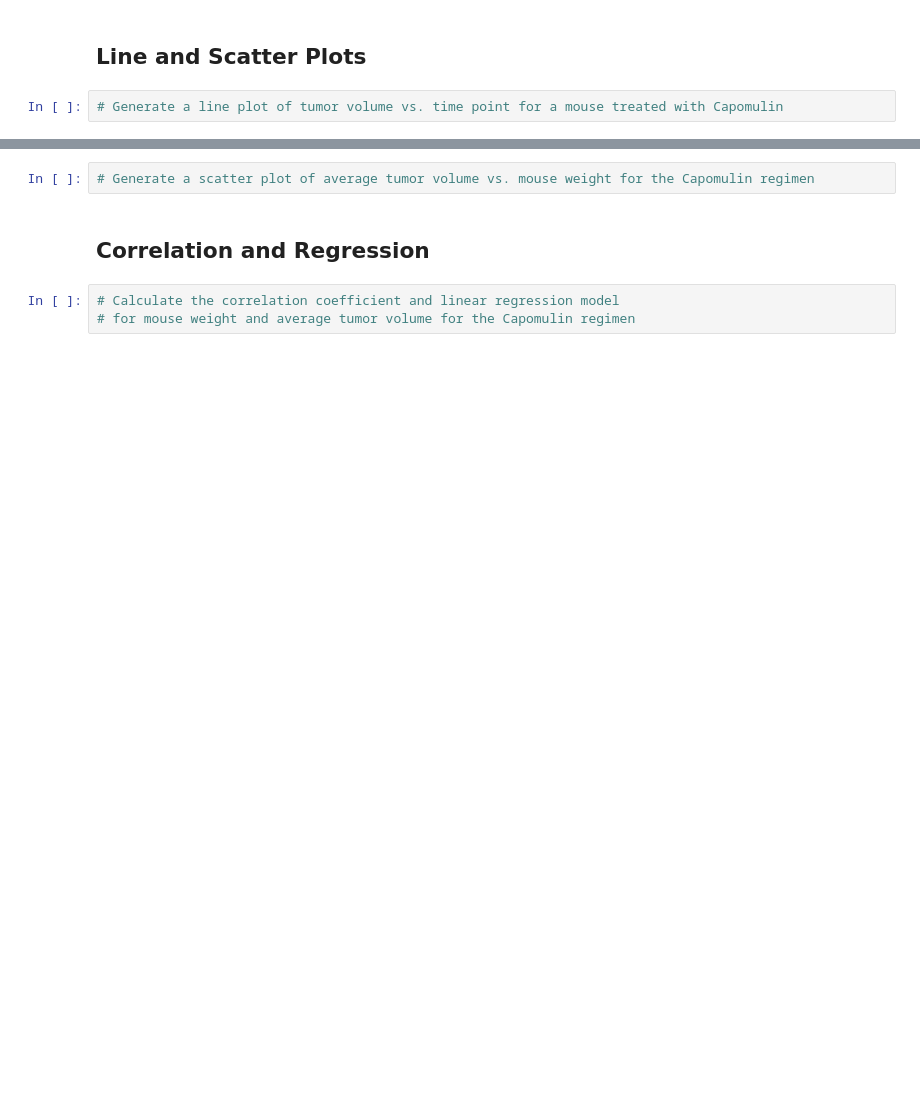
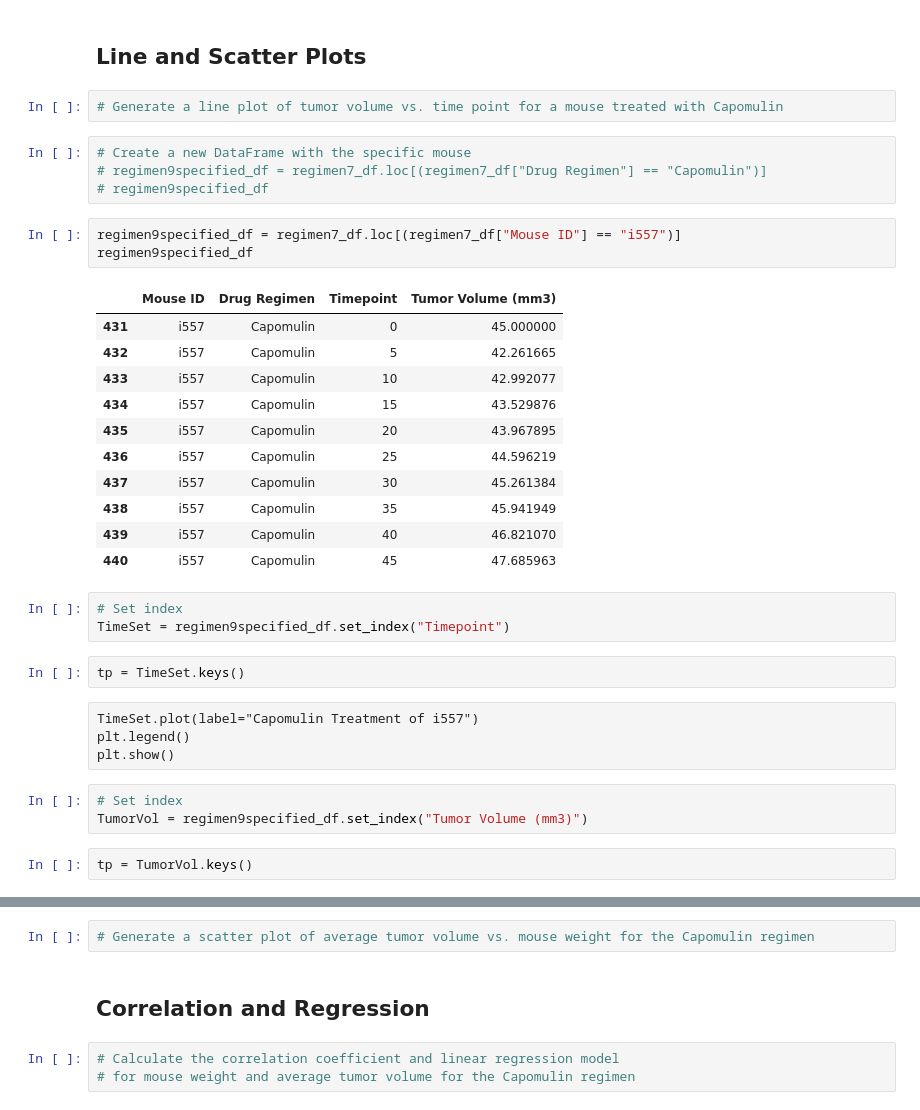
Before and after one commit to lgrayes/matplotlib-challenge, a Jupyter notebook: Pymaceuticals/matTest02.ipynb, the cells around one changed output, grey strips where cells are left out. Saved outputs shown, nothing was run; the diff lists cells and outputs as text; blank space fills up the shorter version.

```diff
--- a/Pymaceuticals/matTest02.ipynb
+++ b/Pymaceuticals/matTest02.ipynb
@@ -724,3 +754,36 @@ Values above 102.33613618250001 could be outliers.
 ## Line and Scatter Plots
 # %%
 # Generate a line plot of tumor volume vs. time point for a mouse treated with Capomulin
+# %%
+# Create a new DataFrame with the specific mouse
+# regimen9specified_df = regimen7_df.loc[(regimen7_df["Drug Regimen"] == "Capomulin")]
+# regimen9specified_df
+# %%
+regimen9specified_df = regimen7_df.loc[(regimen7_df["Mouse ID"] == "i557")]
+regimen9specified_df
+# %% [output]
+|  | Mouse ID | Drug Regimen | Timepoint | Tumor Volume (mm3) |
+| 431 | i557 | Capomulin | 0 | 45.000000 |
+| 432 | i557 | Capomulin | 5 | 42.261665 |
+| 433 | i557 | Capomulin | 10 | 42.992077 |
+| 434 | i557 | Capomulin | 15 | 43.529876 |
+| 435 | i557 | Capomulin | 20 | 43.967895 |
+| 436 | i557 | Capomulin | 25 | 44.596219 |
+| 437 | i557 | Capomulin | 30 | 45.261384 |
+| 438 | i557 | Capomulin | 35 | 45.941949 |
+| 439 | i557 | Capomulin | 40 | 46.821070 |
+| 440 | i557 | Capomulin | 45 | 47.685963 |
+# %%
+# Set index
+TimeSet = regimen9specified_df.set_index("Timepoint")
+# %%
+tp = TimeSet.keys()
+# %% [raw]
+TimeSet.plot(label="Capomulin Treatment of i557")
+plt.legend()
+plt.show()
+# %%
+# Set index
+TumorVol = regimen9specified_df.set_index("Tumor Volume (mm3)")
+# %%
+tp = TumorVol.keys()
```
Also changed, not shown: parts of 3 cells of this notebook, 1 other file.
